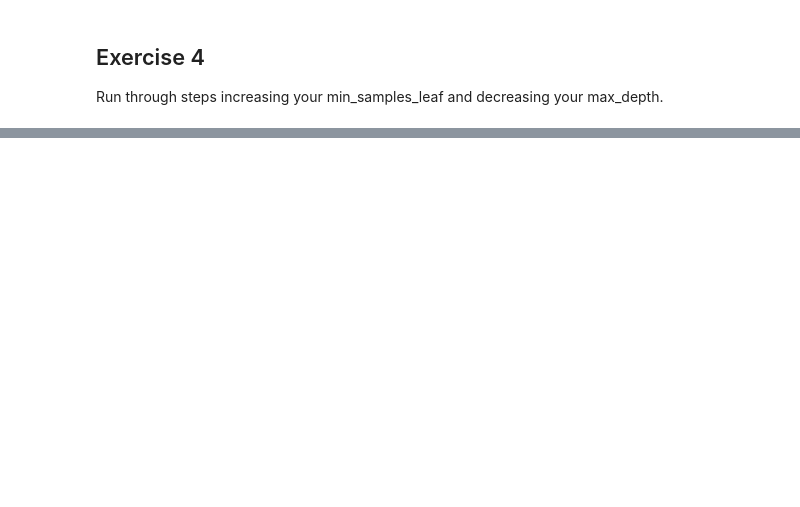
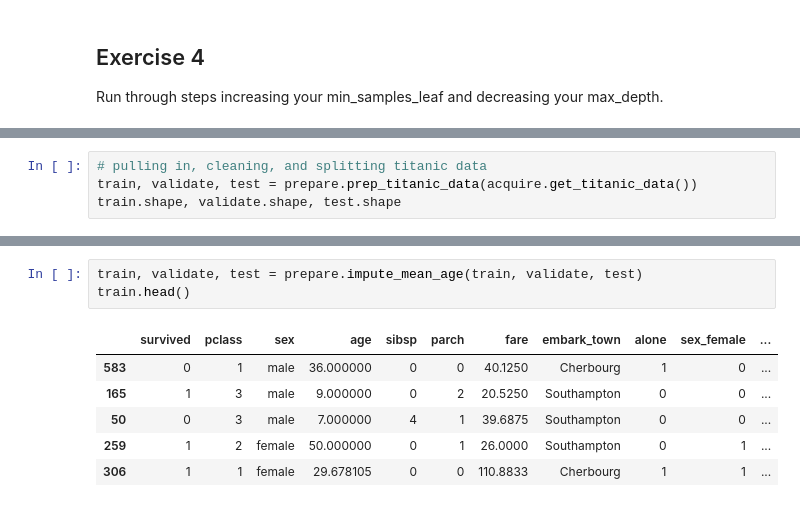
Before and after one commit to lainslie-18/classification-exercises, a Jupyter notebook: model.ipynb, the cells around one changed output, grey strips where cells are left out. Drawn from its saved outputs; the diff is of its cells as text; blank space fills up the shorter version.

```diff
--- a/model.ipynb
+++ b/model.ipynb
@@ -478,0 +713,4 @@ Run through steps increasing your min_samples_leaf and decreasing your max_depth
+# %%
+# pulling in, cleaning, and splitting titanic data
+train, validate, test = prepare.prep_titanic_data(acquire.get_titanic_data())
+train.shape, validate.shape, test.shape
@@ -478,0 +728,10 @@ Run through steps increasing your min_samples_leaf and decreasing your max_depth
+# %%
+train, validate, test = prepare.impute_mean_age(train, validate, test)
+train.head()
+# %% [output]
+|  | survived | pclass | sex | age | sibsp | parch | fare | embark_town | alone | sex_female | ... |
+| 583 | 0 | 1 | male | 36.000000 | 0 | 0 | 40.1250 | Cherbourg | 1 | 0 | ... |
+| 165 | 1 | 3 | male | 9.000000 | 0 | 2 | 20.5250 | Southampton | 0 | 0 | ... |
+| 50 | 0 | 3 | male | 7.000000 | 4 | 1 | 39.6875 | Southampton | 0 | 0 | ... |
+| 259 | 1 | 2 | female | 50.000000 | 0 | 1 | 26.0000 | Southampton | 0 | 1 | ... |
+| 306 | 1 | 1 | female | 29.678105 | 0 | 0 | 110.8833 | Cherbourg | 1 | 1 | ... |
```
Also changed, not shown: parts of 59 cells of this notebook, 1 other file.
